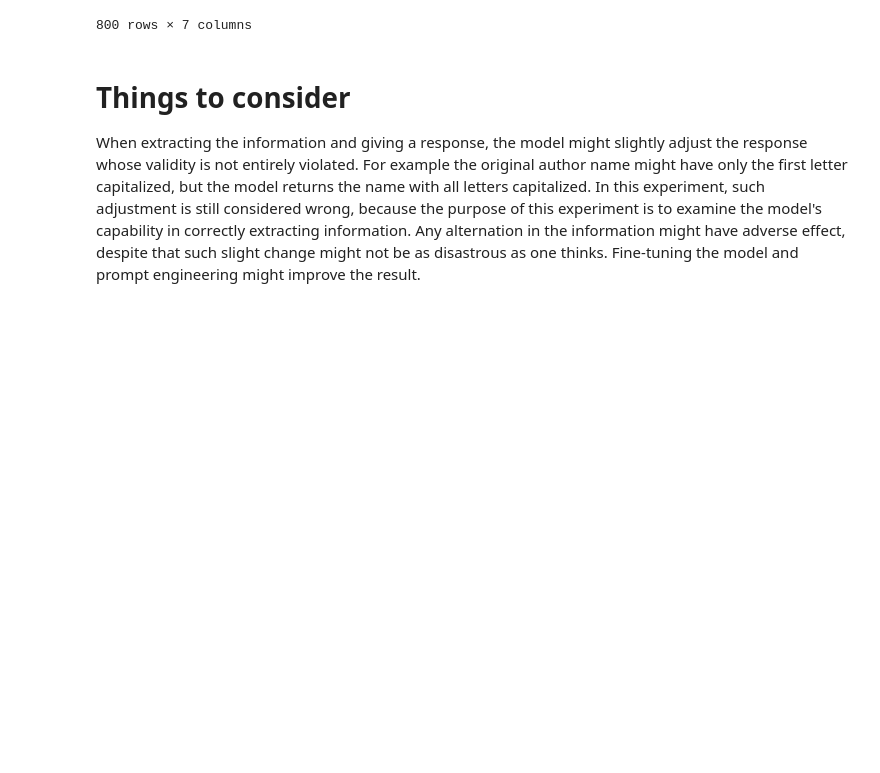
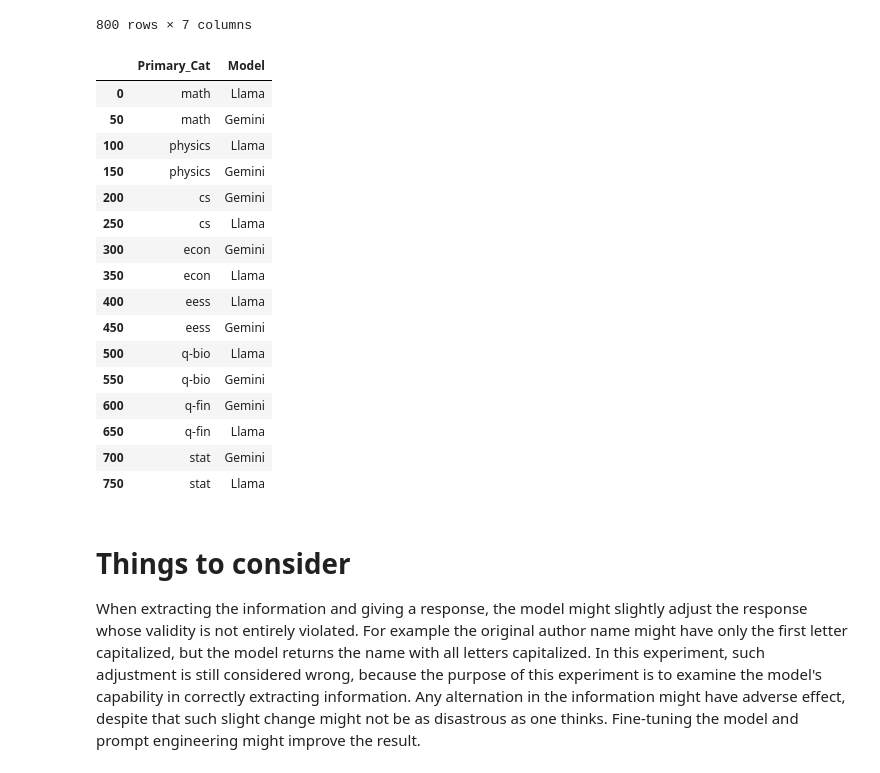
Before and after one commit to TLdgh/chatGPT, a Jupyter notebook: src/run_models.ipynb, the cells around one changed output. Drawn from its saved outputs; the diff is of its cells as text; code cells hidden in the pictures; blank space fills up the shorter version.

```diff
--- a/src/run_models.ipynb
+++ b/src/run_models.ipynb
@@ -132,6 +132,26 @@ df_all.to_csv("../results/exp_results.csv")
 | 798 | Smooth Online Parameter Estimatio... | [Anass El Yaagoubi Bourakna, Marc... | 2102.12290v3 | stat | Smooth Online Parameter Estimatio... | [Anass El Yaagoubi Bourakna, Marc... | Llama |
 | 799 | SIHR: Statistical Inference in Hi... | [Prabrisha Rakshit, Zhenyu Wang, ... | 2109.03365v3 | stat | SIHR: Statistical Inference in Hi... | [Prabrisha Rakshit, Zhenyu Wang, ... | Llama |
 800 rows × 7 columns
+# %%
+df_all[['Primary_Cat','Model']].drop_duplicates()
+# %% [output]
+|  | Primary_Cat | Model |
+| 0 | math | Llama |
+| 50 | math | Gemini |
+| 100 | physics | Llama |
+| 150 | physics | Gemini |
+| 200 | cs | Gemini |
+| 250 | cs | Llama |
+| 300 | econ | Gemini |
+| 350 | econ | Llama |
+| 400 | eess | Llama |
+| 450 | eess | Gemini |
+| 500 | q-bio | Llama |
+| 550 | q-bio | Gemini |
+| 600 | q-fin | Gemini |
+| 650 | q-fin | Llama |
+| 700 | stat | Gemini |
+| 750 | stat | Llama |
 # %% [markdown]
 # Things to consider
 
```
